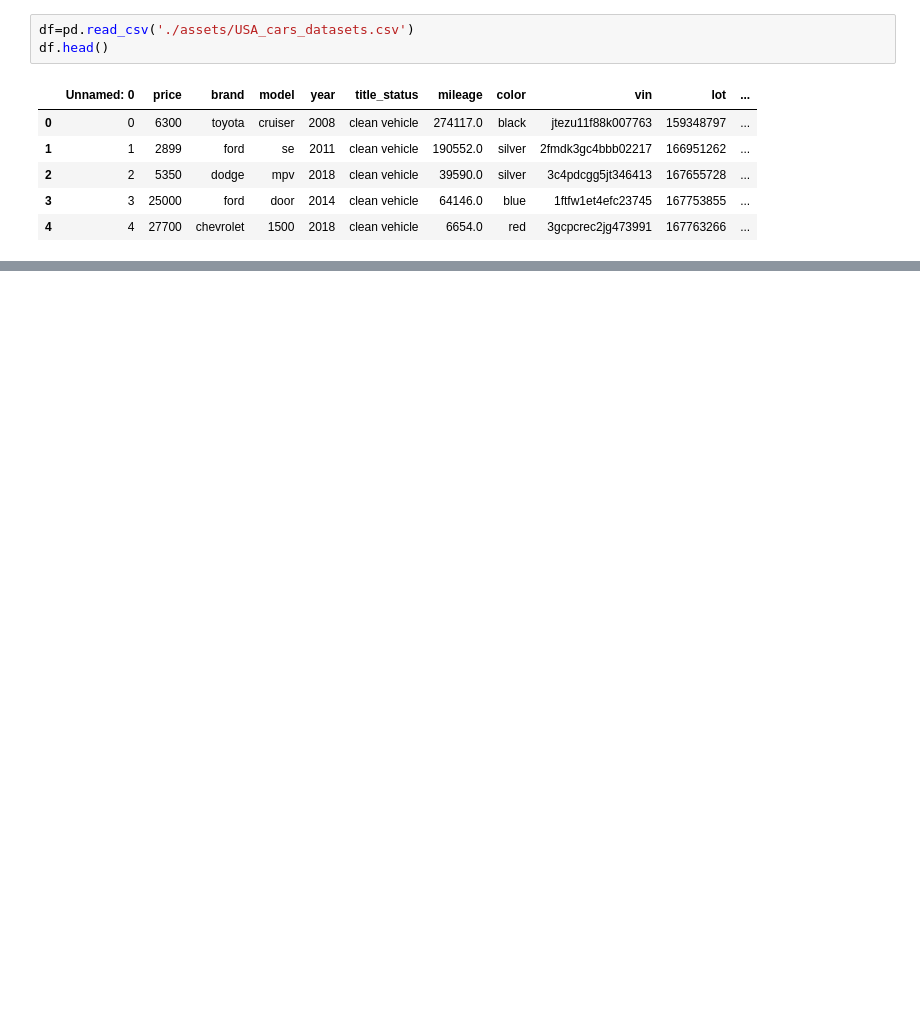
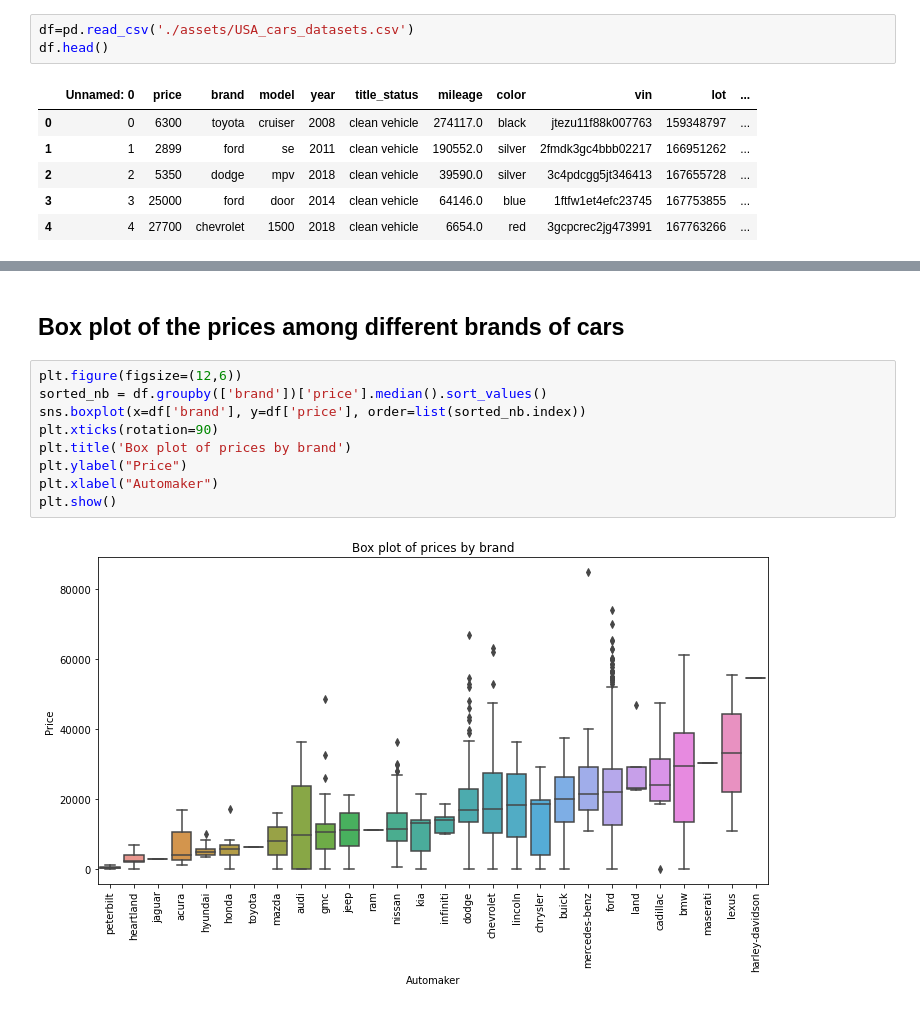
Before and after one commit to ferrycosv/data-visualization, a Jupyter notebook: visualizations.ipynb, the cells around one changed output, grey strips where cells are left out. Cells and saved outputs as stored; diff of their text form; blank space fills up the shorter version.

```diff
--- a/visualizations.ipynb
+++ b/visualizations.ipynb
@@ -34,0 +70,13 @@ array([[<AxesSubplot:title={'center':'price'}>,
+# %% [markdown]
+## Box plot of the prices among different brands of cars
+# %%
+plt.figure(figsize=(12,6))
+sorted_nb = df.groupby(['brand'])['price'].median().sort_values()
+sns.boxplot(x=df['brand'], y=df['price'], order=list(sorted_nb.index))
+plt.xticks(rotation=90)
+plt.title('Box plot of prices by brand')
+plt.ylabel("Price")
+plt.xlabel("Automaker")
+plt.show()
+# %% [output]
+[figure, added]
```
Also changed, not shown: parts of 13 cells of this notebook.
